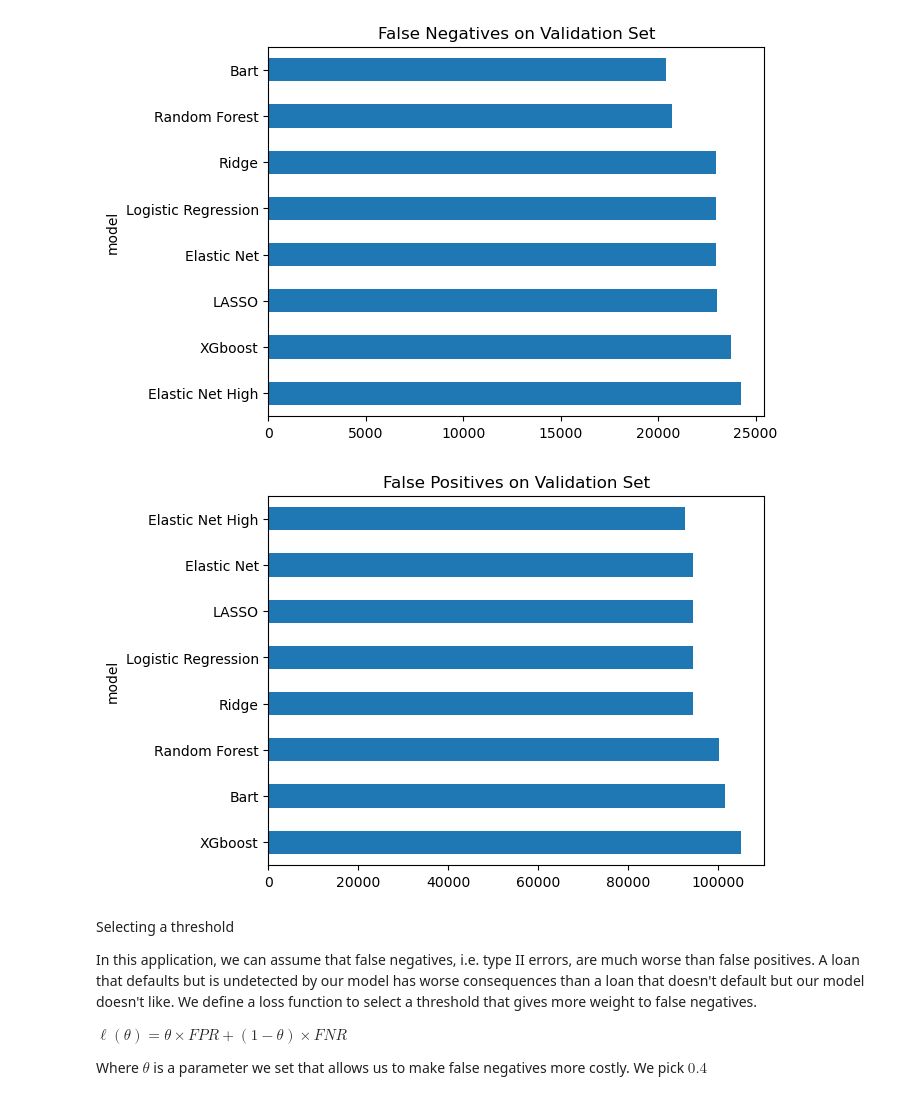
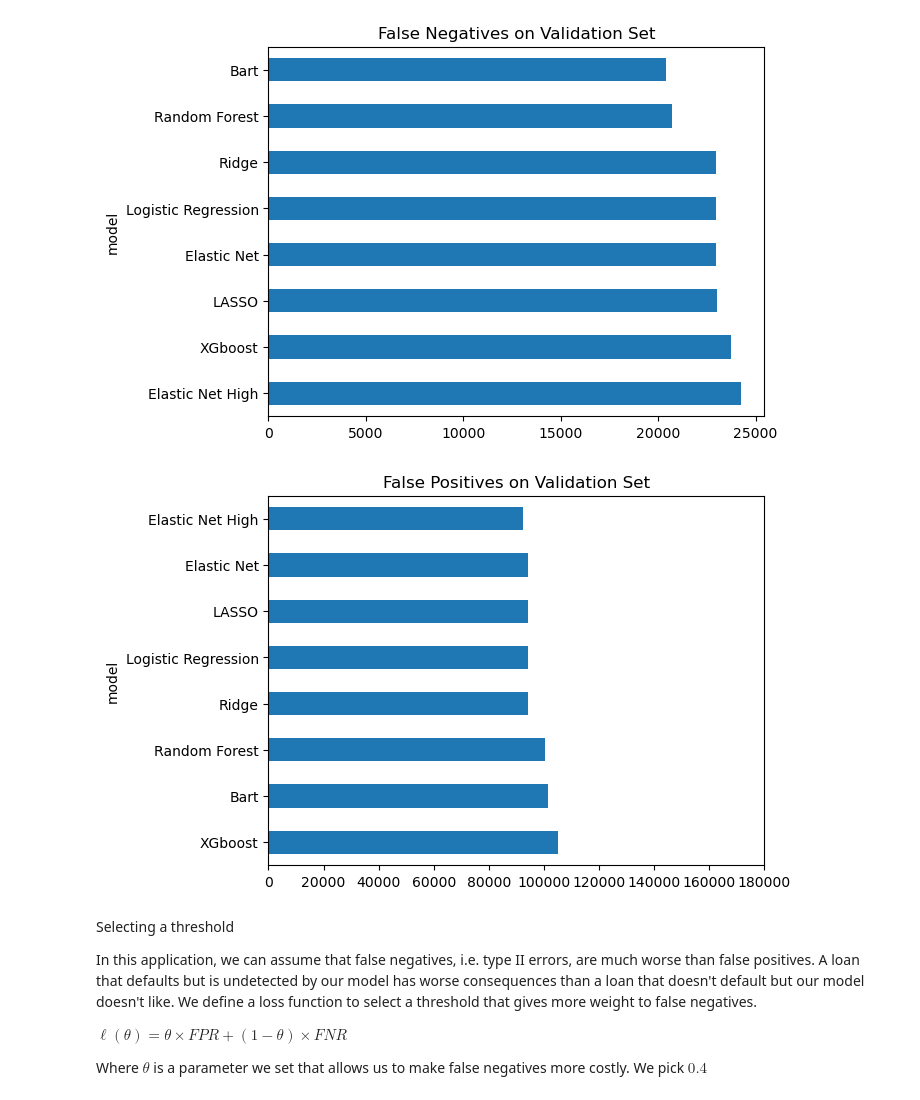
Before and after one commit to G-Mass/MTFI-project, a Jupyter notebook: p2p_lending_credit_risk_assessment.ipynb, the cells around one changed output. Drawn from its saved outputs; the diff is of its cells as text; code cells hidden in the pictures.

Commit message:
Corrected a few plots

```diff
--- a/p2p_lending_credit_risk_assessment.ipynb
+++ b/p2p_lending_credit_risk_assessment.ipynb
@@ -1149,10 +1149,12 @@ plt.show()
 # %%
 model_comparison.False_Positives.sort_values(ascending=False).plot(kind="barh")
 plt.title("False Positives on Validation Set")
+plt.xlim((0,180000))
 plt.savefig("graphs/FP_model_comparison.svg",facecolor = (1,1,1,0), transparent = True,bbox_inches='tight')
+
 plt.show()
 # %% [output]
-[figure, old version]
+[figure, new version]
 # %% [markdown]
 Selecting a threshold
 
```
Also changed, not shown: parts of 2 cells of this notebook, 4 other files.
